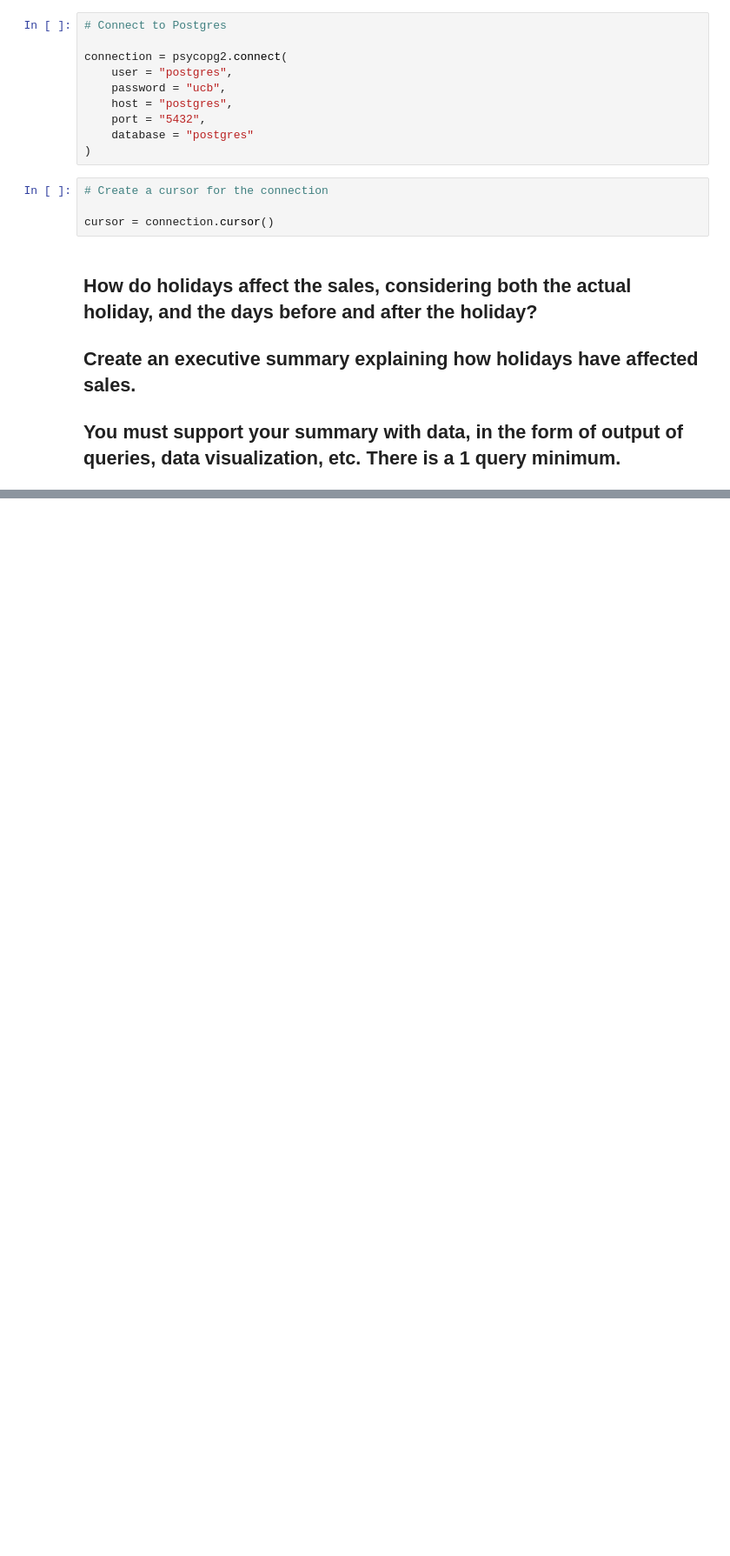
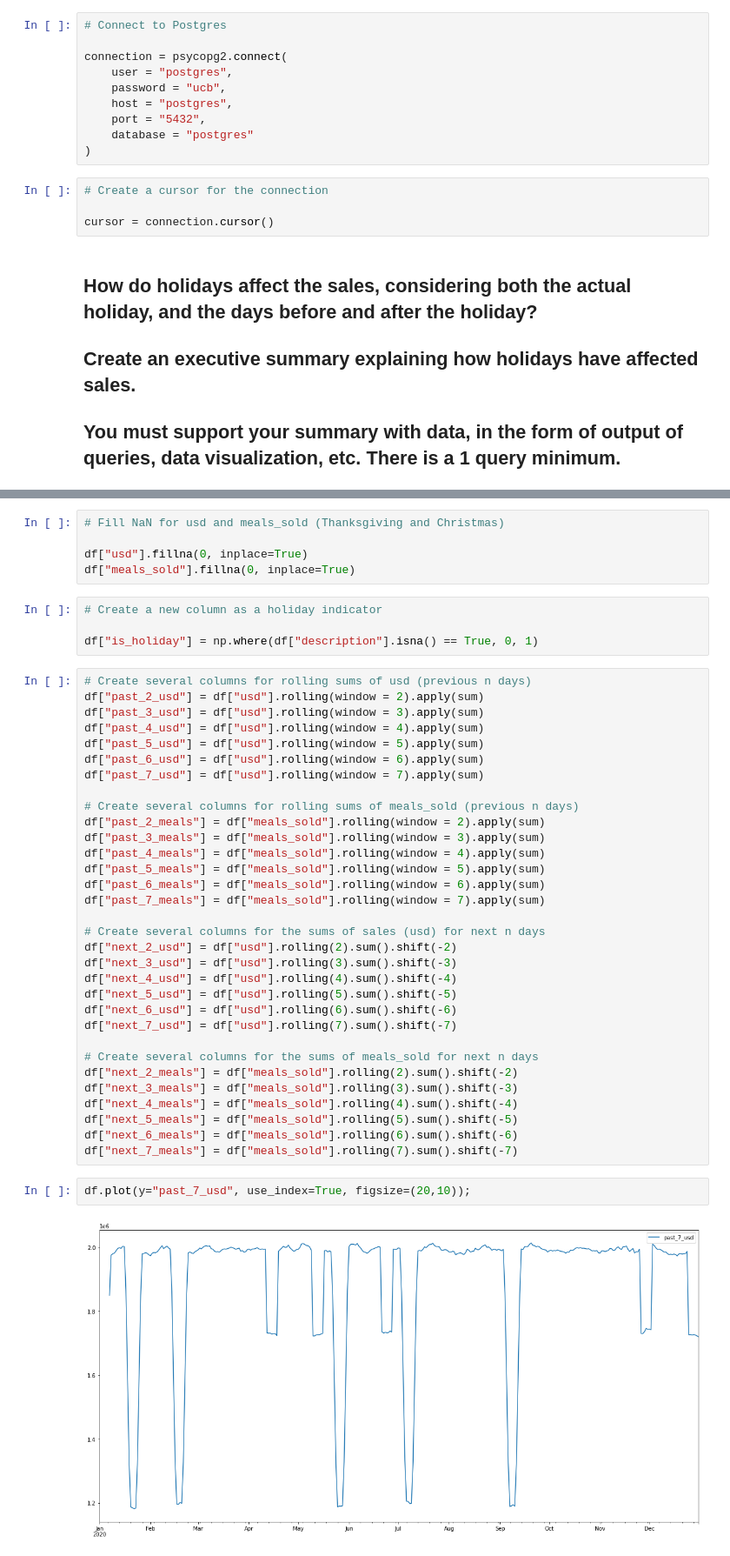
Before and after one commit to jvgalvin/Portfolio, a Jupyter notebook: project_1_4.ipynb, the cells around one changed output, grey strips where cells are left out. Shown at 87% size. Cells and saved outputs as stored; diff of their text form; blank space fills up the shorter version.

```diff
--- a/project_1_4.ipynb
+++ b/project_1_4.ipynb
@@ -156,0 +227,45 @@ df
+# %%
+# Fill NaN for usd and meals_sold (Thanksgiving and Christmas)
+
+df["usd"].fillna(0, inplace=True)
+df["meals_sold"].fillna(0, inplace=True)
+# %%
+# Create a new column as a holiday indicator
+
+df["is_holiday"] = np.where(df["description"].isna() == True, 0, 1)
+# %%
+# Create several columns for rolling sums of usd (previous n days)
+df["past_2_usd"] = df["usd"].rolling(window = 2).apply(sum)
+df["past_3_usd"] = df["usd"].rolling(window = 3).apply(sum)
+df["past_4_usd"] = df["usd"].rolling(window = 4).apply(sum)
+df["past_5_usd"] = df["usd"].rolling(window = 5).apply(sum)
+df["past_6_usd"] = df["usd"].rolling(window = 6).apply(sum)
+df["past_7_usd"] = df["usd"].rolling(window = 7).apply(sum)
+
+# Create several columns for rolling sums of meals_sold (previous n days)
+df["past_2_meals"] = df["meals_sold"].rolling(window = 2).apply(sum)
+df["past_3_meals"] = df["meals_sold"].rolling(window = 3).apply(sum)
+df["past_4_meals"] = df["meals_sold"].rolling(window = 4).apply(sum)
+df["past_5_meals"] = df["meals_sold"].rolling(window = 5).apply(sum)
+df["past_6_meals"] = df["meals_sold"].rolling(window = 6).apply(sum)
+df["past_7_meals"] = df["meals_sold"].rolling(window = 7).apply(sum)
+
+# Create several columns for the sums of sales (usd) for next n days
+df["next_2_usd"] = df["usd"].rolling(2).sum().shift(-2)
+df["next_3_usd"] = df["usd"].rolling(3).sum().shift(-3)
+df["next_4_usd"] = df["usd"].rolling(4).sum().shift(-4)
+df["next_5_usd"] = df["usd"].rolling(5).sum().shift(-5)
+df["next_6_usd"] = df["usd"].rolling(6).sum().shift(-6)
+df["next_7_usd"] = df["usd"].rolling(7).sum().shift(-7)
+
+# Create several columns for the sums of meals_sold for next n days
+df["next_2_meals"] = df["meals_sold"].rolling(2).sum().shift(-2)
+df["next_3_meals"] = df["meals_sold"].rolling(3).sum().shift(-3)
+df["next_4_meals"] = df["meals_sold"].rolling(4).sum().shift(-4)
+df["next_5_meals"] = df["meals_sold"].rolling(5).sum().shift(-5)
+df["next_6_meals"] = df["meals_sold"].rolling(6).sum().shift(-6)
+df["next_7_meals"] = df["meals_sold"].rolling(7).sum().shift(-7)
+# %%
+df.plot(y="past_7_usd", use_index=True, figsize=(20,10));
+# %% [output]
+[figure, added]
```
Also changed, not shown: parts of 19 cells of this notebook.
